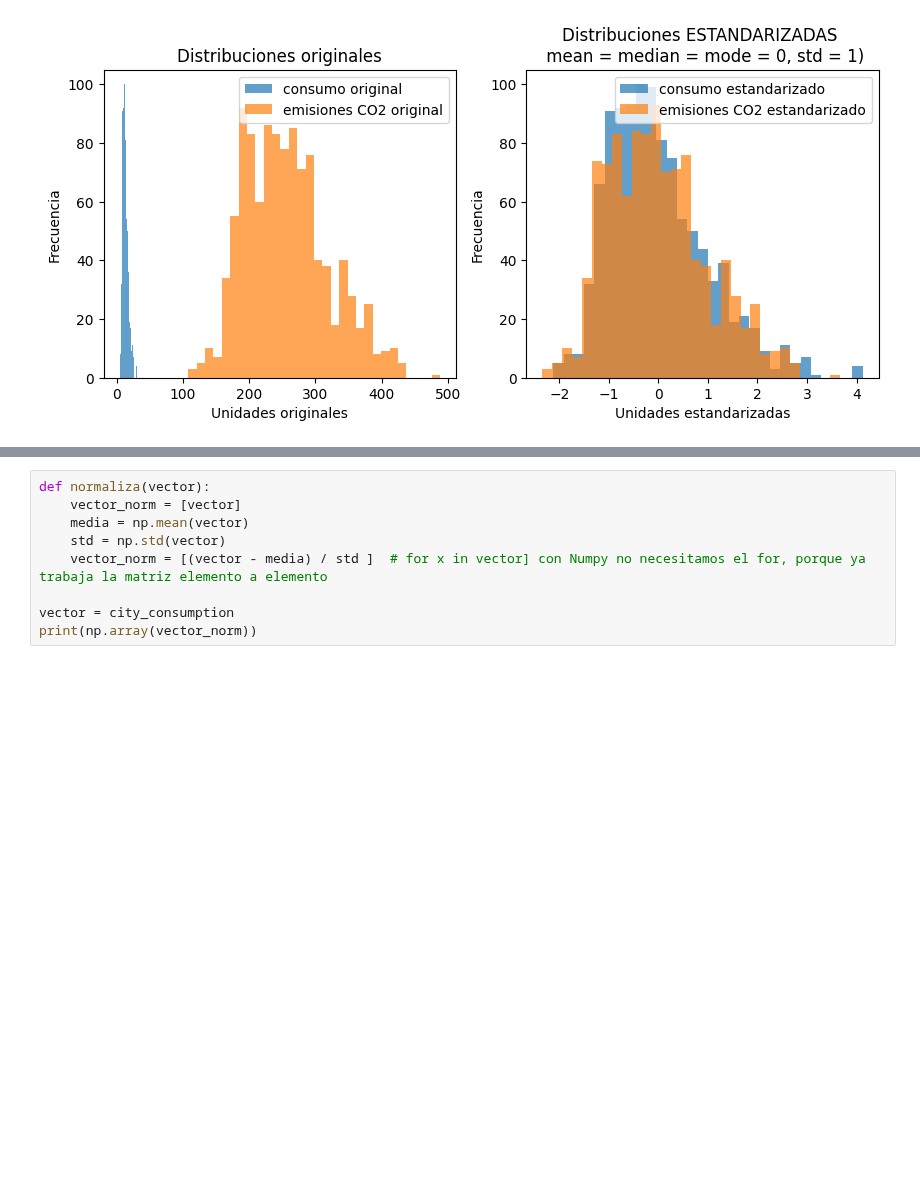
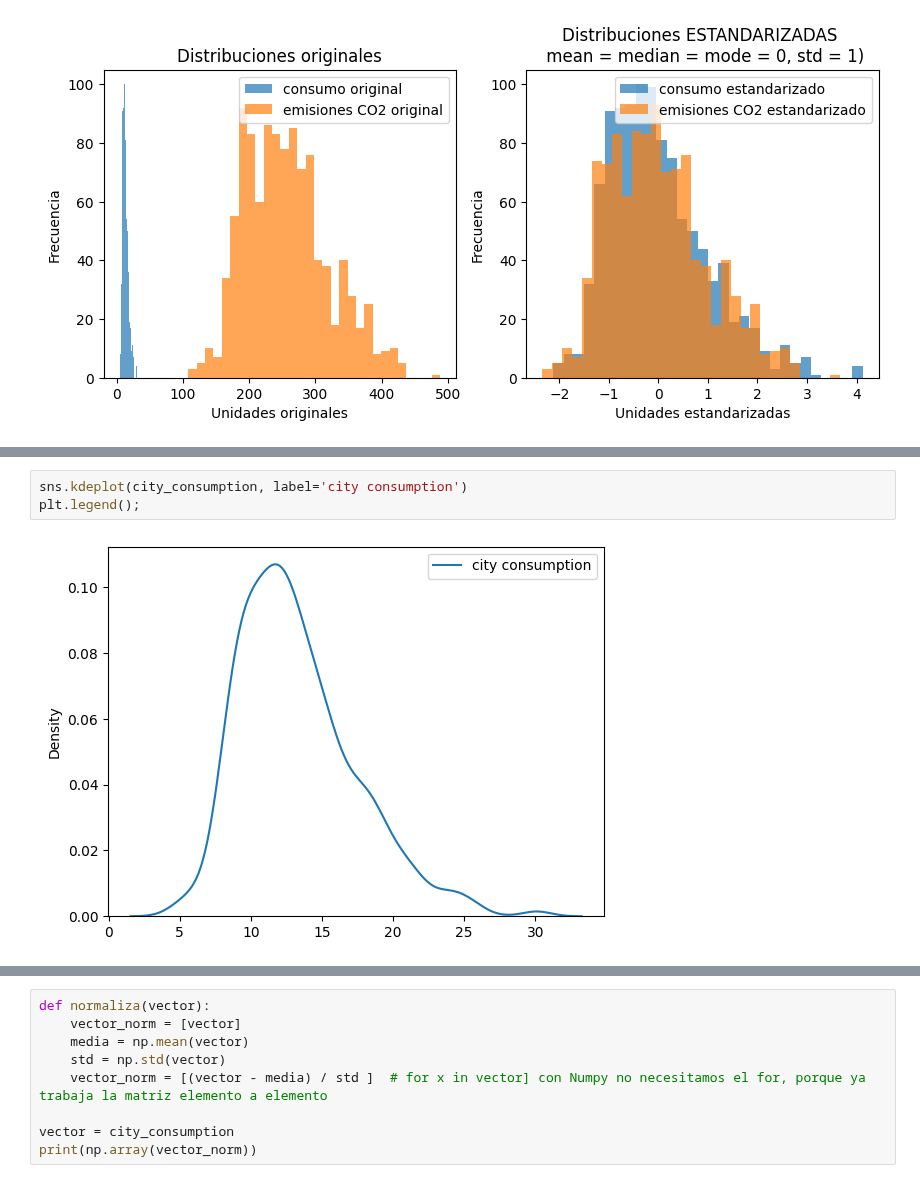
Before and after one commit to CaroliCosas/Bootcamp_Data_Science, a Jupyter notebook: mod2-estudio-matematicas-y-estadistica-main/01.Estudio Ejercicios/05.numpy_estadisticas.ipynb, the cells around one changed output, grey strips where cells are left out. Saved outputs shown, nothing was run; the diff lists cells and outputs as text; blank space fills up the shorter version.

```diff
--- a/mod2-estudio-matematicas-y-estadistica-main/01.Estudio Ejercicios/05.numpy_estadisticas.ipynb
+++ b/mod2-estudio-matematicas-y-estadistica-main/01.Estudio Ejercicios/05.numpy_estadisticas.ipynb
@@ -730,0 +765,5 @@ plt.legend();
+# %%
+sns.kdeplot(city_consumption, label='city consumption')
+plt.legend();
+# %% [output]
+[figure, added]
```
Also changed, not shown: parts of 11 cells of this notebook, 1 other file.
